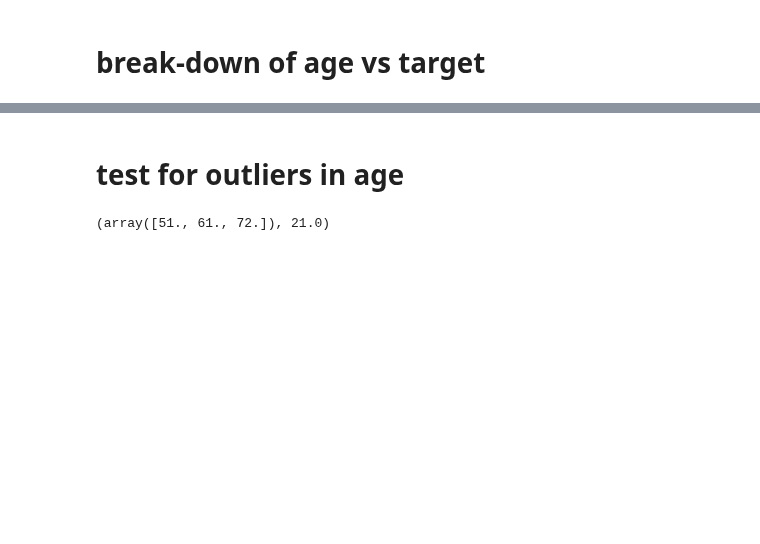
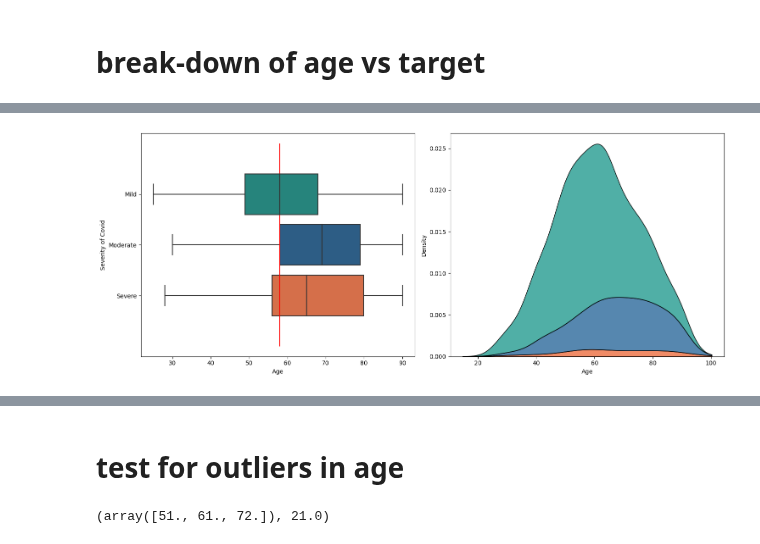
Before and after one commit to HSaleem352/Bootcamp-Project1, a Jupyter notebook: data_cleaning_dean.ipynb, the cells around one changed output, grey strips where cells are left out. Drawn from its saved outputs; the diff is of its cells as text; code cells hidden in the pictures; blank space fills up the shorter version.

```diff
--- a/data_cleaning_dean.ipynb
+++ b/data_cleaning_dean.ipynb
@@ -108,0 +121,28 @@ help(sns.displot)
+# %%
+# Creating the plots
+fig, axes = plt.subplots(1, 2, figsize=(15, 6))
+
+hue_order = ['Mild', 'Moderate', 'Severe']
+
+# First plot
+sns.boxplot(data=df_reg, x="der_age_trunc", y="severity_of_covid_19_v2", ax=axes[0], order=hue_order, palette=palette)
+axes[0].vlines(x = 58, ymin = -1, ymax = 3,
+           colors = 'red',
+           label = 'vline_multiple - full height')
+axes[0].set_xlabel('Age')
+axes[0].set_ylabel('Severity of Covid')
+
+# Second plot
+sns.kdeplot(data=df_reg, x="der_age_trunc", hue='severity_of_covid_19_v2',  ax=axes[1], hue_order=hue_order, palette=palette, multiple='stack')
+axes[1].set_xlabel('Age')
+
+# Adjust the layout
+plt.tight_layout()
+
+#axes[0].legend(hue_order, loc='lower right')
+axes[1].get_legend().remove()
+
+# Display the plot
+plt.show()
+# %% [output]
+[figure, added]
```
Also changed, not shown: parts of 22 cells of this notebook.
